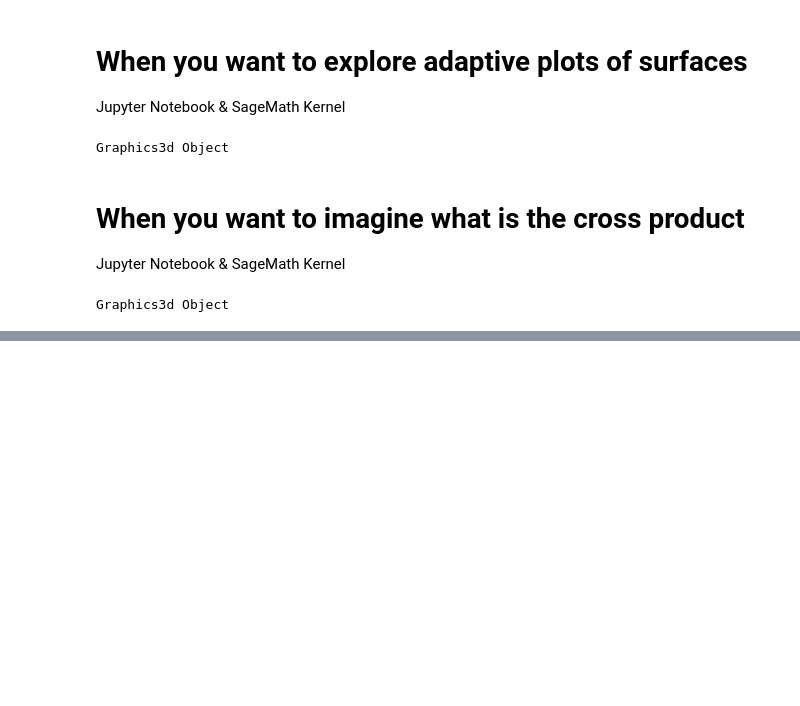
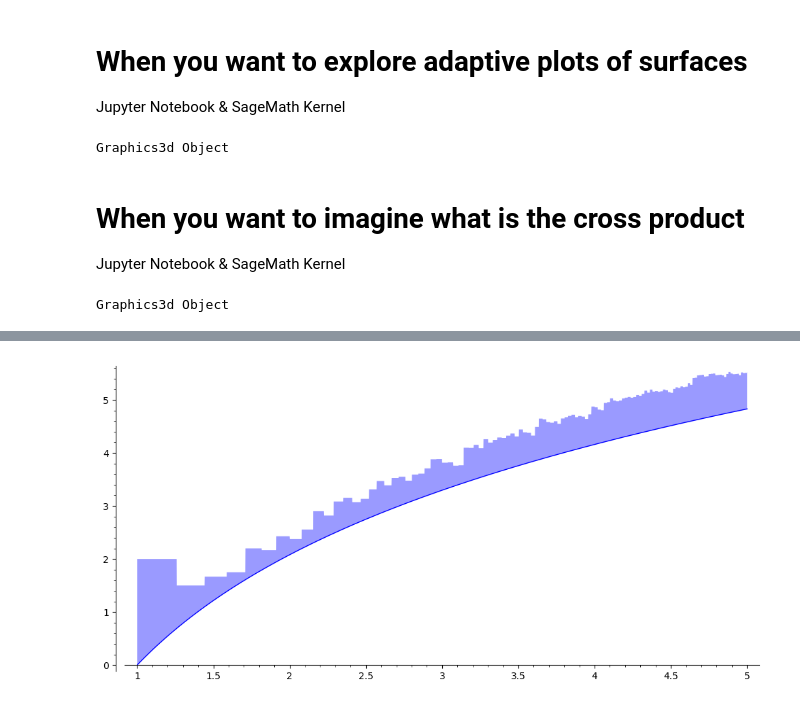
Before and after one commit to OlgaBelitskaya/instagram, a Jupyter notebook: instagram_sage2.ipynb, the cells around one changed output, grey strips where cells are left out. Cells and saved outputs as stored; diff of their text form; code cells hidden in the pictures; blank space fills up the shorter version.

```diff
--- a/instagram_sage2.ipynb
+++ b/instagram_sage2.ipynb
@@ -39,0 +53,4 @@ Graphics3d Object
+# %%
+plot(log(x^3),1,5,fill=lambda x:nth_prime(x^3)/floor(x^3),fillcolor='#3636ff').show(figsize=(10,5))
+# %% [output]
+[figure, added]
```
Also changed, not shown: parts of 3 cells of this notebook.
